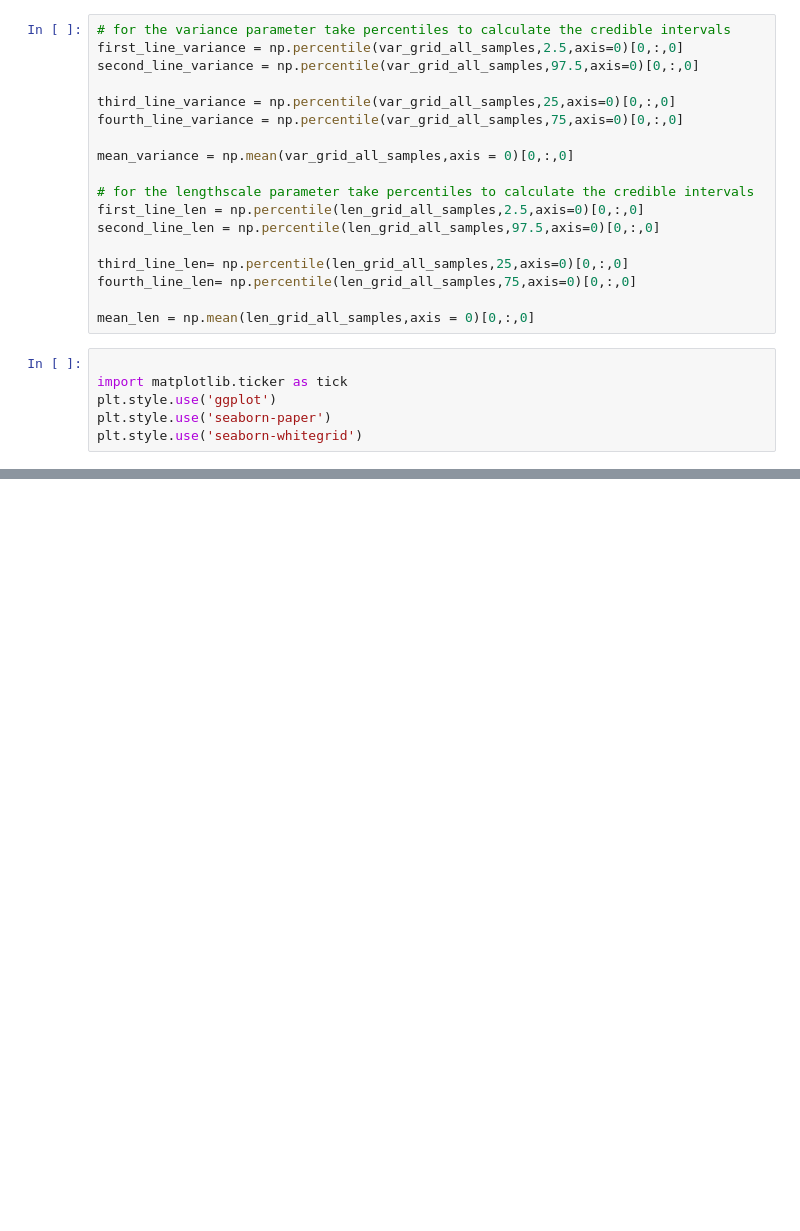
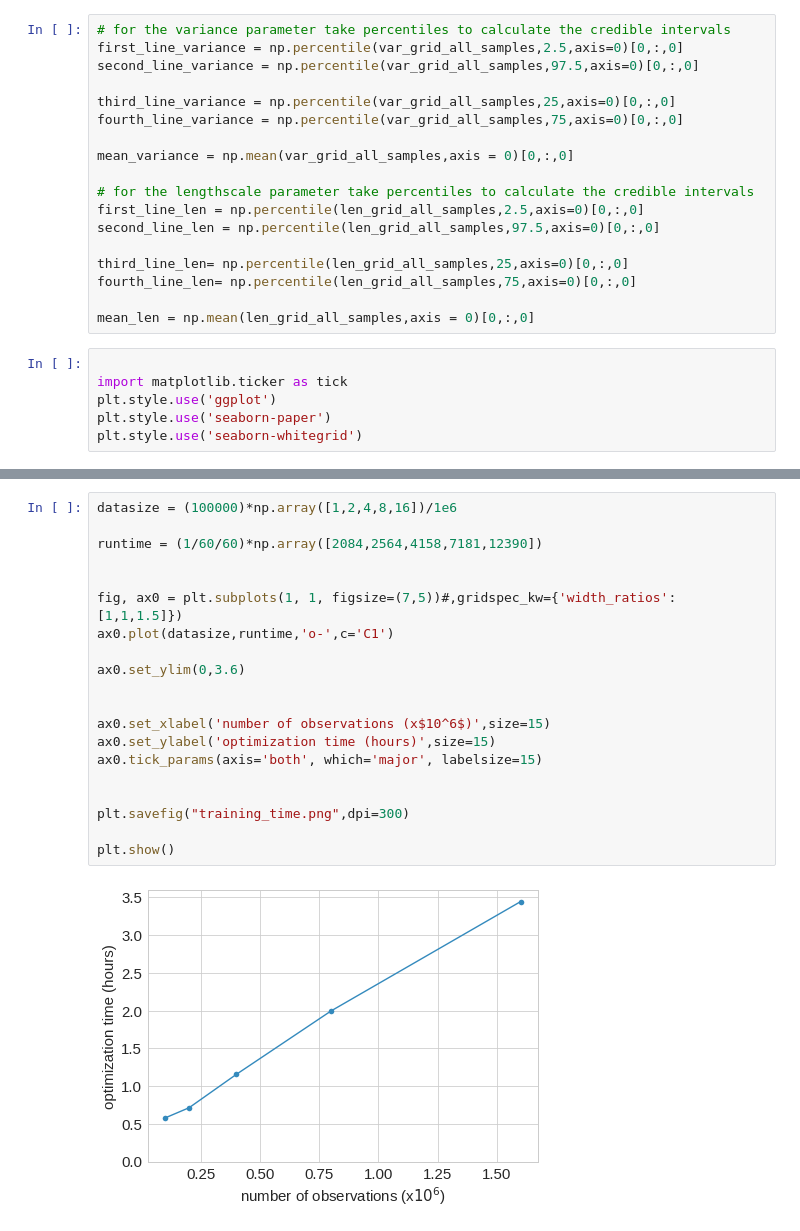
Before and after one commit to ctorney/gp-move-spatial-vi, a Jupyter notebook: synthetic_inference/inference.ipynb, the cells around one changed output, grey strips where cells are left out. Saved outputs shown, nothing was run; the diff lists cells and outputs as text; blank space fills up the shorter version.

```diff
--- a/synthetic_inference/inference.ipynb
+++ b/synthetic_inference/inference.ipynb
@@ -384,0 +386,22 @@ plt.show()
+# %%
+datasize = (100000)*np.array([1,2,4,8,16])/1e6
+
+runtime = (1/60/60)*np.array([2084,2564,4158,7181,12390])
+
+
+fig, ax0 = plt.subplots(1, 1, figsize=(7,5))#,gridspec_kw={'width_ratios': [1,1,1.5]})
+ax0.plot(datasize,runtime,'o-',c='C1')
+
+ax0.set_ylim(0,3.6)
+
+
+ax0.set_xlabel('number of observations (x$10^6$)',size=15)
+ax0.set_ylabel('optimization time (hours)',size=15)
+ax0.tick_params(axis='both', which='major', labelsize=15)
+
+
+plt.savefig("training_time.png",dpi=300)
+
+plt.show()
+# %% [output]
+[figure, added]
```
Also changed, not shown: parts of 5 cells of this notebook.
